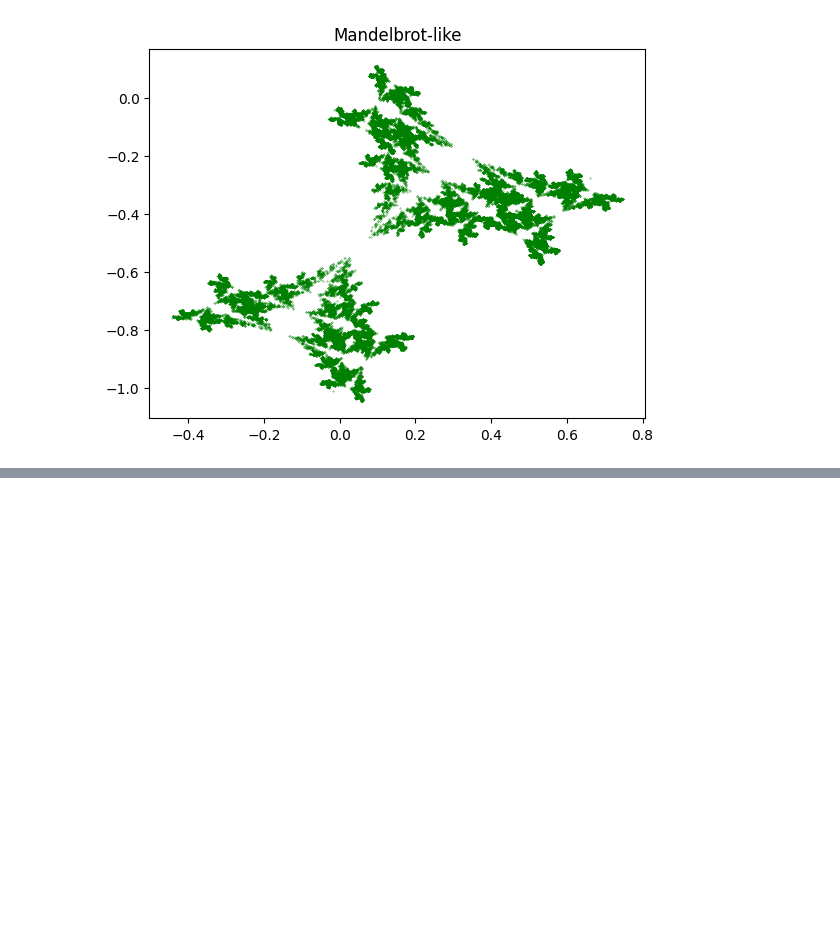
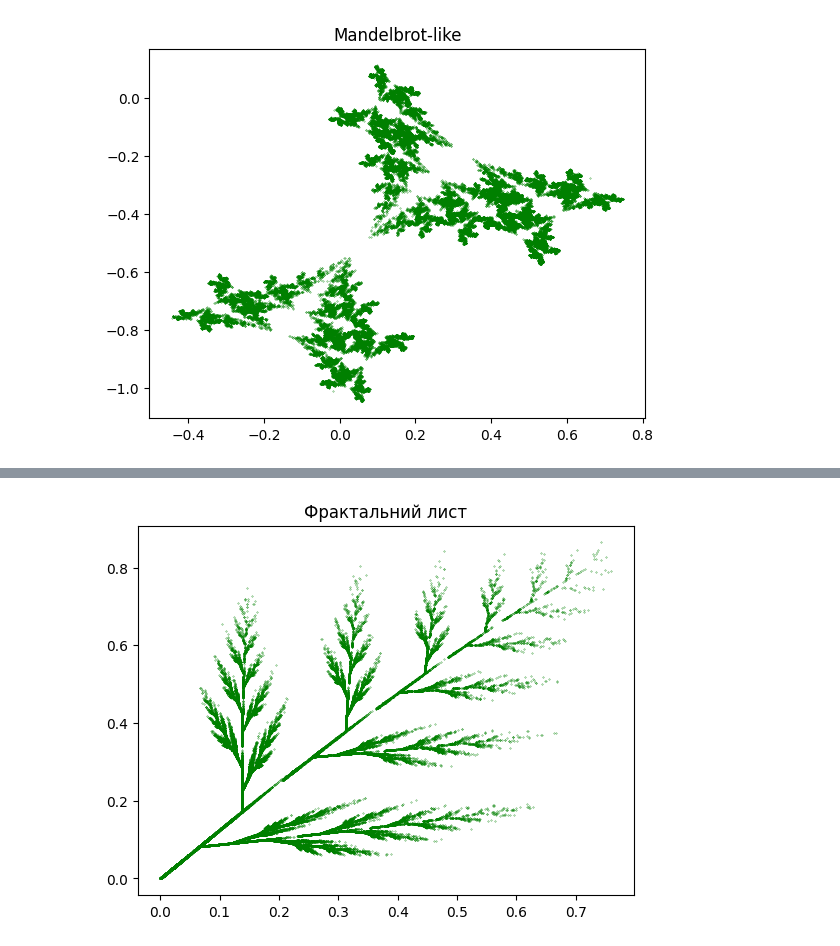
Before and after one commit to gre1wy/CompGraphic, a Jupyter notebook: Lab4/lab4.ipynb, the cells around one changed output, grey strips where cells are left out. Saved outputs shown, nothing was run; the diff lists cells and outputs as text; code cells hidden in the pictures; blank space fills up the shorter version.

```diff
--- a/Lab4/lab4.ipynb
+++ b/Lab4/lab4.ipynb
@@ -132,0 +85,10 @@ generate_barnsley_fern(rules)
+# %%
+rules = [
+    {'a': 0.0000, 'b': 0.2439, 'c': 0.0000, 'd': 0.3053, 'e': 0.0000, 'f': 0.0000},
+    {'a': 0.7248, 'b': 0.0337, 'c': -0.0253, 'd': 0.7426, 'e': 0.2060, 'f': 0.2538},
+    {'a': 0.1583, 'b': -0.1297, 'c': 0.3550, 'd': 0.3676, 'e': 0.1383, 'f': 0.1750},
+    {'a': 0.3386, 'b': 0.3694, 'c': 0.2227, 'd': -0.0756, 'e': 0.0679, 'f': 0.0826}
+]
+generate_fractal(rules, iterations=100000, name='Фрактальний лист', p=False)
+# %% [output]
+[figure, added]
```
Also changed, not shown: parts of 11 cells of this notebook, 17 other files.
